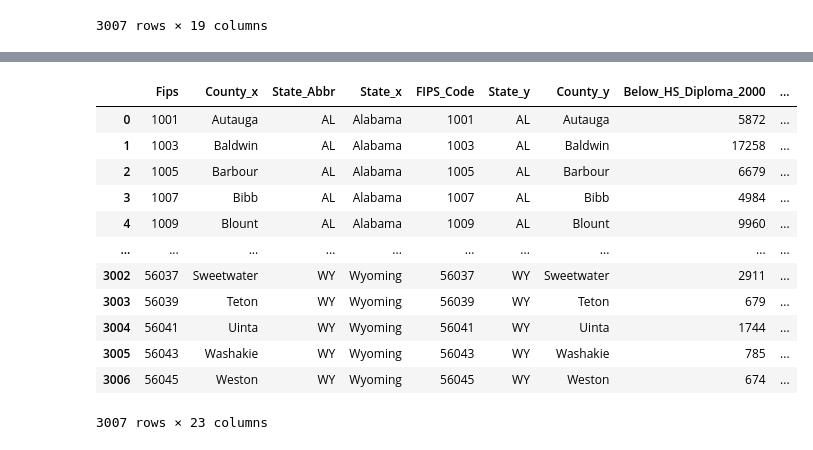
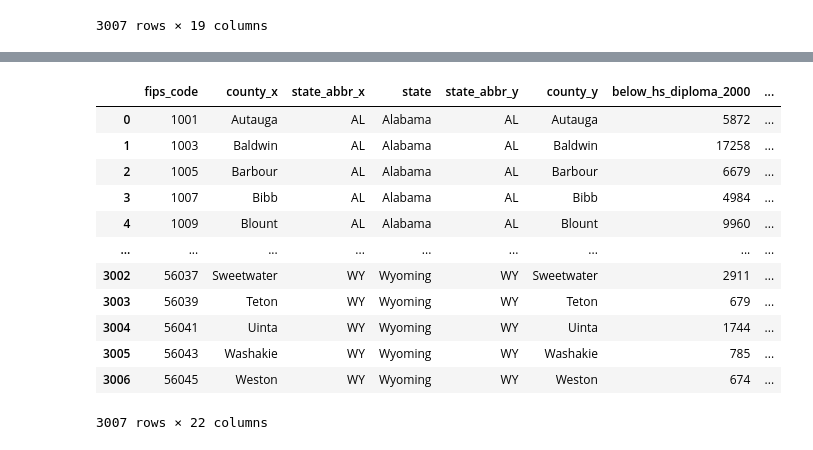
Before and after one commit to uzmabb182/data-visualization-using-flask-project2, a Jupyter notebook: data_visualzation/data_cleaning.ipynb, the cells around one changed output, grey strips where cells are left out. Drawn from its saved outputs; the diff is of its cells as text; code cells hidden in the pictures.

Commit message:
more redundancies are removed during cleaning and column names are changed to lower case

```diff
--- a/data_visualzation/data_cleaning.ipynb
+++ b/data_visualzation/data_cleaning.ipynb
@@ -62,3 +62,14 @@ county_df
 | 3144 | 56043 | Washakie County | WY | Wyoming |
 | 3145 | 56045 | Weston County | WY | Wyoming |
 3008 rows × 4 columns
+# %%
+# column_names = list(df.columns)
+# column_names[4:8] = ['five', 'six', 'seven', 'eight']
+# df.columns = column_names
+
+
+column_names = list(county_df.columns)
+column_names[0:4] = ['fips_code', 'county', 'state_abbr', 'state']
+county_df.columns = column_names
+
+county_df
@@ -78,10 +103,3 @@ county_df
 | 3144 | 56043 | Washakie County | WY | Wyoming |
 | 3145 | 56045 | Weston County | WY | Wyoming |
 3008 rows × 4 columns
-# %%
-# Rename column
-# df=df.rename(columns = {'two':'new_name'})
-
-
-county_df = county_df.rename(columns = {'County_Name': 'County', 'State_Name':'State'})
-county_df
@@ -120,7 +124,7 @@ county_df
 # %%
 # Removing the string 'County' from County column
 
-county_df["County"] = county_df["County"].str.slice(0, -6)
+county_df["county"] = county_df["county"].str.slice(0, -6)
 # %%
 county_df
 # %% [output]
@@ -476,10 +457,10 @@ education_df
 # df.columns = column_names
 
 column_names = list(education_df.columns)
-column_names[3:19] = ['Below_HS_Diploma_2000', 'HS_Diploma_2000', 'College_or_Associate_2000', 'Bachelors_or_Higher_2000',
-                    'Percent_Below_HS_Diploma_2000', 'Percent_HS_Diploma_2000', 'Percent_College_or_Associate_2000', 'Percent_Bachelors_or_Higher_2000',
-                    'Below_HS_Diploma_2019', 'HS_Diploma_2019', 'College_or_Associate_2019', 'Bachelors_or_Higher_2019',
-                    'Percent_Below_HS_Diploma_2019', 'Percent_HS_Diploma_2019', 'Percent_College_or_Associate_2019', 'Percent_Bachelors_or_Higher_2019',]
+column_names[0:19] = ['fips_code', 'state_abbr', 'county', 'below_hs_diploma_2000', 'hs_diploma_2000', 'college_or_associate_2000', 'bachelors_or_higher_2000',
+                    'percent_below_hs_diploma_2000', 'percent_hs_diploma_2000', 'percent_college_or_associate_2000', 'percent_bachelors_or_higher_2000',
+                    'below_hs_diploma_2019', 'hs_diploma_2019', 'college_or_associate_2019', 'bachelors_or_higher_2019',
+                    'percent_below_hs_diploma_2019', 'percent_hs_diploma_2019', 'percent_college_or_associate_2019', 'percent_bachelors_or_higher_2019']
 education_df.columns = column_names
 # %%
 education_df
@@ -549,22 +530,22 @@ Index(['FIPS_Code', 'State', 'County', 'Below_HS_Diploma_2000',
 # %%
 # Merging county and education data
 
-merge_df = pd.merge(county_df, education_df, how='inner', left_on=['Fips'], right_on=['FIPS_Code'])
+merge_df = pd.merge(county_df, education_df, how='inner', on=['fips_code'])
 merge_df
 # %% [output]
-|  | Fips | County_x | State_Abbr | State_x | FIPS_Code | State_y | County_y | Below_HS_Diploma_2000 | ... |
-| 0 | 1001 | Autauga | AL | Alabama | 1001 | AL | Autauga | 5872 | ... |
-| 1 | 1003 | Baldwin | AL | Alabama | 1003 | AL | Baldwin | 17258 | ... |
-| 2 | 1005 | Barbour | AL | Alabama | 1005 | AL | Barbour | 6679 | ... |
-| 3 | 1007 | Bibb | AL | Alabama | 1007 | AL | Bibb | 4984 | ... |
-| 4 | 1009 | Blount | AL | Alabama | 1009 | AL | Blount | 9960 | ... |
-| ... | ... | ... | ... | ... | ... | ... | ... | ... | ... |
-| 3002 | 56037 | Sweetwater | WY | Wyoming | 56037 | WY | Sweetwater | 2911 | ... |
-| 3003 | 56039 | Teton | WY | Wyoming | 56039 | WY | Teton | 679 | ... |
-| 3004 | 56041 | Uinta | WY | Wyoming | 56041 | WY | Uinta | 1744 | ... |
-| 3005 | 56043 | Washakie | WY | Wyoming | 56043 | WY | Washakie | 785 | ... |
-| 3006 | 56045 | Weston | WY | Wyoming | 56045 | WY | Weston | 674 | ... |
+|  | fips_code | county_x | state_abbr_x | state | state_abbr_y | county_y | below_hs_diploma_2000 | ... |
+| 0 | 1001 | Autauga | AL | Alabama | AL | Autauga | 5872 | ... |
+| 1 | 1003 | Baldwin | AL | Alabama | AL | Baldwin | 17258 | ... |
+| 2 | 1005 | Barbour | AL | Alabama | AL | Barbour | 6679 | ... |
+| 3 | 1007 | Bibb | AL | Alabama | AL | Bibb | 4984 | ... |
+| 4 | 1009 | Blount | AL | Alabama | AL | Blount | 9960 | ... |
+| ... | ... | ... | ... | ... | ... | ... | ... | ... |
+| 3002 | 56037 | Sweetwater | WY | Wyoming | WY | Sweetwater | 2911 | ... |
+| 3003 | 56039 | Teton | WY | Wyoming | WY | Teton | 679 | ... |
+| 3004 | 56041 | Uinta | WY | Wyoming | WY | Uinta | 1744 | ... |
+| 3005 | 56043 | Washakie | WY | Wyoming | WY | Washakie | 785 | ... |
+| 3006 | 56045 | Weston | WY | Wyoming | WY | Weston | 674 | ... |
-3007 rows × 23 columns
+3007 rows × 22 columns
 # %%
 # Dropping the duplicate column
 
```
Also changed, not shown: parts of 44 cells of this notebook, 5 other files.
